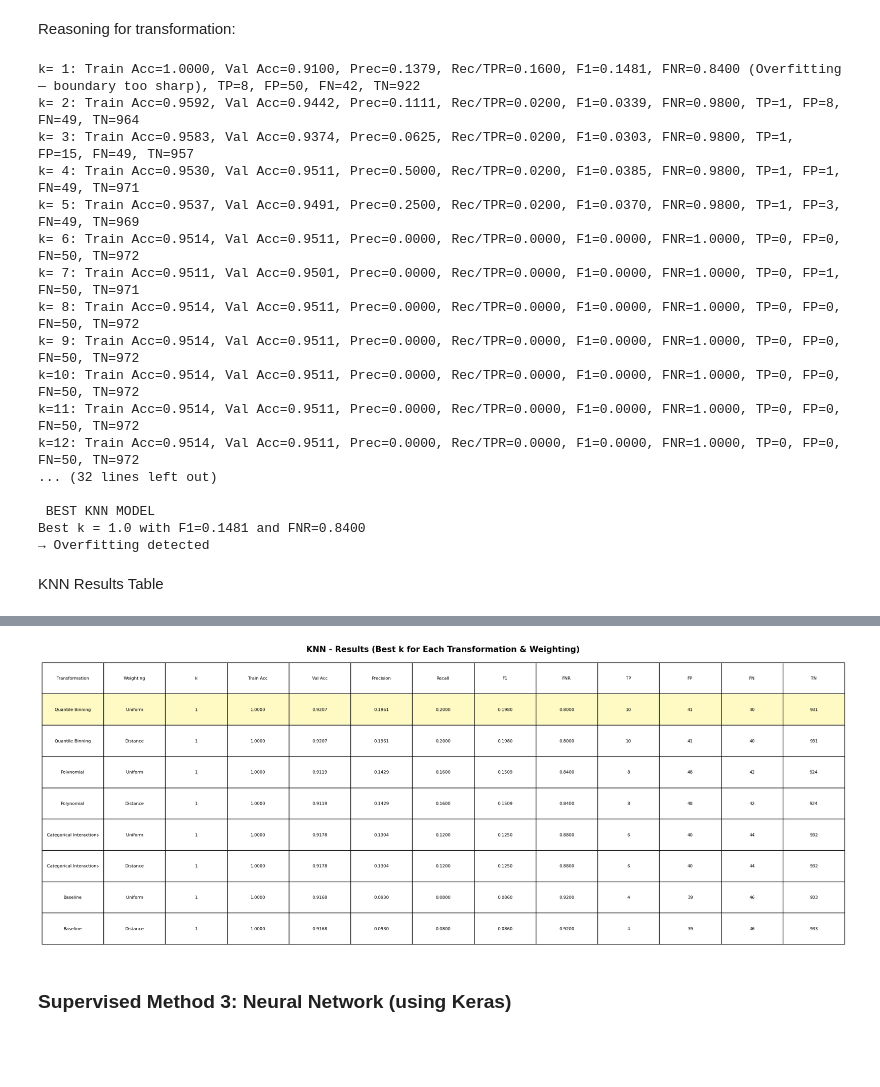
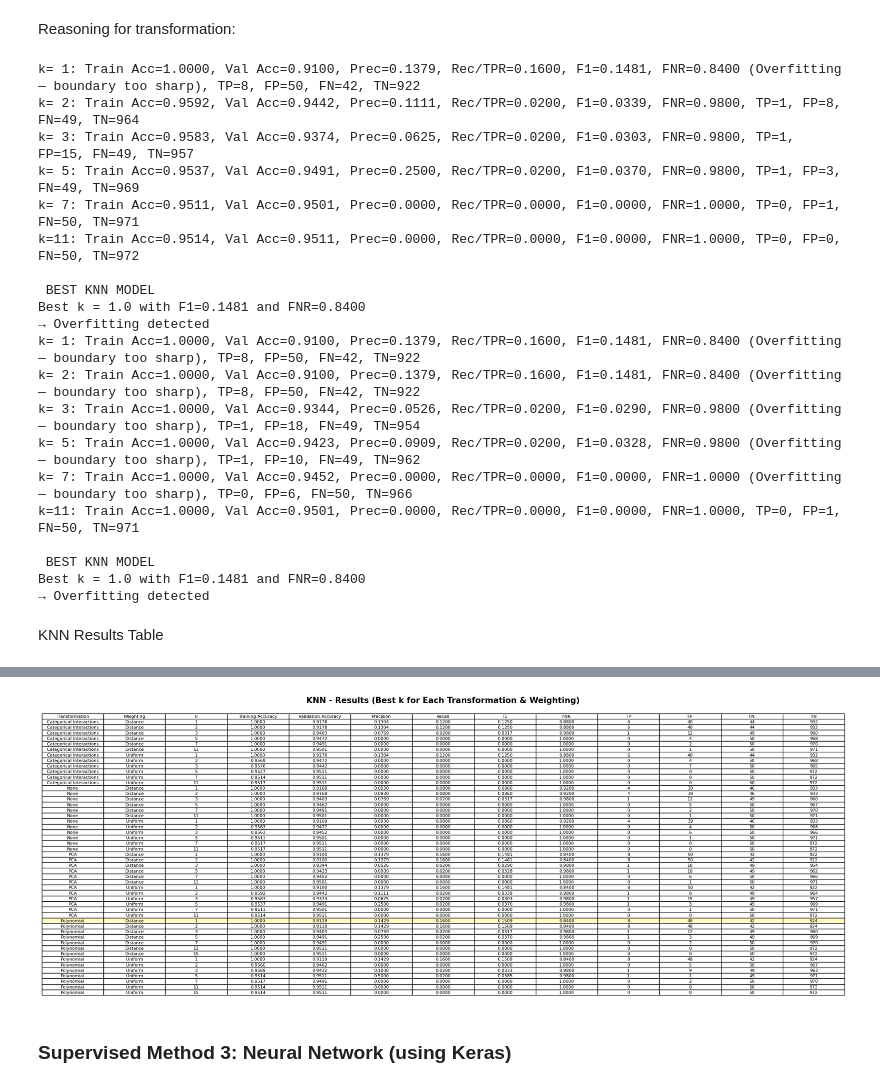
Before and after one commit to anthony-lamelas/Stroke_Prediction, a Jupyter notebook: main.ipynb, the cells around one changed output, grey strips where cells are left out. Cells and saved outputs as stored; diff of their text form; code cells hidden in the pictures; blank space fills up the shorter version.

Commit message:
added table for knn results complete

```diff
--- a/main.ipynb
+++ b/main.ipynb
@@ -812,8 +812,8 @@ from sklearn.neighbors import KNeighborsClassifier
 from sklearn.metrics import confusion_matrix
 #https://scikit-learn.org/stable/modules/model_evaluation.html
 
-#k_values = [1, 2, 3, 5, 7, 11, 15]
-k_values = range(1, 21)
+k_values = [1, 2, 3, 5, 7, 11]
+#k_values = range(1, 21)
 
 def run_knn(X_train, y_train, X_val, y_val, k_values, weighted=0):
     results = []
@@ -1107,67 +1116,58 @@ best_knn_pca_distance = choose_best_k(results_knn_pca_distance)
 k= 1: Train Acc=1.0000, Val Acc=0.9100, Prec=0.1379, Rec/TPR=0.1600, F1=0.1481, FNR=0.8400 (Overfitting — boundary too sharp), TP=8, FP=50, FN=42, TN=922
 k= 2: Train Acc=0.9592, Val Acc=0.9442, Prec=0.1111, Rec/TPR=0.0200, F1=0.0339, FNR=0.9800, TP=1, FP=8, FN=49, TN=964
 k= 3: Train Acc=0.9583, Val Acc=0.9374, Prec=0.0625, Rec/TPR=0.0200, F1=0.0303, FNR=0.9800, TP=1, FP=15, FN=49, TN=957
-k= 4: Train Acc=0.9530, Val Acc=0.9511, Prec=0.5000, Rec/TPR=0.0200, F1=0.0385, FNR=0.9800, TP=1, FP=1, FN=49, TN=971
 k= 5: Train Acc=0.9537, Val Acc=0.9491, Prec=0.2500, Rec/TPR=0.0200, F1=0.0370, FNR=0.9800, TP=1, FP=3, FN=49, TN=969
-k= 6: Train Acc=0.9514, Val Acc=0.9511, Prec=0.0000, Rec/TPR=0.0000, F1=0.0000, FNR=1.0000, TP=0, FP=0, FN=50, TN=972
 k= 7: Train Acc=0.9511, Val Acc=0.9501, Prec=0.0000, Rec/TPR=0.0000, F1=0.0000, FNR=1.0000, TP=0, FP=1, FN=50, TN=971
-k= 8: Train Acc=0.9514, Val Acc=0.9511, Prec=0.0000, Rec/TPR=0.0000, F1=0.0000, FNR=1.0000, TP=0, FP=0, FN=50, TN=972
-k= 9: Train Acc=0.9514, Val Acc=0.9511, Prec=0.0000, Rec/TPR=0.0000, F1=0.0000, FNR=1.0000, TP=0, FP=0, FN=50, TN=972
-k=10: Train Acc=0.9514, Val Acc=0.9511, Prec=0.0000, Rec/TPR=0.0000, F1=0.0000, FNR=1.0000, TP=0, FP=0, FN=50, TN=972
 k=11: Train Acc=0.9514, Val Acc=0.9511, Prec=0.0000, Rec/TPR=0.0000, F1=0.0000, FNR=1.0000, TP=0, FP=0, FN=50, TN=972
-k=12: Train Acc=0.9514, Val Acc=0.9511, Prec=0.0000, Rec/TPR=0.0000, F1=0.0000, FNR=1.0000, TP=0, FP=0, FN=50, TN=972
-... (32 lines left out)
 
  BEST KNN MODEL
 Best k = 1.0 with F1=0.1481 and FNR=0.8400
 → Overfitting detected
+k= 1: Train Acc=1.0000, Val Acc=0.9100, Prec=0.1379, Rec/TPR=0.1600, F1=0.1481, FNR=0.8400 (Overfitting — boundary too sharp), TP=8, FP=50, FN=42, TN=922
+k= 2: Train Acc=1.0000, Val Acc=0.9100, Prec=0.1379, Rec/TPR=0.1600, F1=0.1481, FNR=0.8400 (Overfitting — boundary too sharp), TP=8, FP=50, FN=42, TN=922
+k= 3: Train Acc=1.0000, Val Acc=0.9344, Prec=0.0526, Rec/TPR=0.0200, F1=0.0290, FNR=0.9800 (Overfitting — boundary too sharp), TP=1, FP=18, FN=49, TN=954
+k= 5: Train Acc=1.0000, Val Acc=0.9423, Prec=0.0909, Rec/TPR=0.0200, F1=0.0328, FNR=0.9800 (Overfitting — boundary too sharp), TP=1, FP=10, FN=49, TN=962
+k= 7: Train Acc=1.0000, Val Acc=0.9452, Prec=0.0000, Rec/TPR=0.0000, F1=0.0000, FNR=1.0000 (Overfitting — boundary too sharp), TP=0, FP=6, FN=50, TN=966
+k=11: Train Acc=1.0000, Val Acc=0.9501, Prec=0.0000, Rec/TPR=0.0000, F1=0.0000, FNR=1.0000, TP=0, FP=1, FN=50, TN=971
+
+ BEST KNN MODEL
+Best k = 1.0 with F1=0.1481 and FNR=0.8400
+→ Overfitting detected
 # %% [markdown]
 KNN Results Table
 # %%
-# Compile all KNN results
-knn_all_results = []
+def attach_labels(df, name, weighting):
+    df = df.copy()
+    df["Transformation"] = name
+    df["Weighting"] = weighting
+    return df
 
-def add_result_row(name, weighting, best_row):
-    knn_all_results.append({
-        'Transformation': name,
-        'Weighting': weighting,
-        'k': best_row['k'],
-        'Train Acc': best_row['Training Accuracy'],
-        'Val Acc': best_row['Validation Accuracy'],
-        'Precision': best_row['Precision'],
-        'Recall': best_row['Recall'],       # <-- Recall, not tpr label
-        'F1': best_row['F1'],
-        'FNR': best_row['FNR'],
-        'TP': best_row['TP'],
-        'FP': best_row['FP'],
-        'FN': best_row['FN'],
-        'TN': best_row['TN']
-    })
+knn_all_results = pd.concat([
+    attach_labels(k_results_baseline1, "None", "Uniform"),
+    attach_labels(k_results_baseline2, "None", "Distance"),
+    attach_labels(poly_k_results_uniform, "Polynomial", "Uniform"),
+    attach_labels(poly_k_results_distance, "Polynomial", "Distance"),
+    attach_labels(results_inter_uniform, "Categorical Interactions", "Uniform"),
+    attach_labels(results_inter_distance, "Categorical Interactions", "Distance"),
+    attach_labels(results_knn_pca_uniform, "PCA", "Uniform"),
+    attach_labels(results_knn_pca_distance, "PCA", "Distance"),
+], ignore_index=True)
 
-# Add your model best results:
-add_result_row('Baseline', 'Uniform', best_k_baseline1)
-add_result_row('Baseline', 'Distance', best_k_baseline2)
-add_result_row('Polynomial', 'Uniform', best_poly_k_uniform)
-add_result_row('Polynomial', 'Distance', best_poly_k_distance)
-add_result_row('Categorical Interactions', 'Uniform', best_inter_uniform)
-add_result_row('Categorical Interactions', 'Distance', best_inter_distance)
-add_result_row('PCA', 'Uniform', best_knn_pca_uniform)
-add_result_row('PCA', 'Distance', best_knn_pca_distance)
+knn_all_results = knn_all_results.sort_values(["Transformation", "Weighting", "k"])
 
 # Convert to DataFrame
 knn_results_df = pd.DataFrame(knn_all_results)
-knn_results_df = knn_results_df.sort_values('F1', ascending=False)
 
 print("=" * 140)
-print("KNN - COMPLETE RESULTS TABLE (Best k for each configuration)")
+print("KNN - COMPLETE RESULTS TABLE")
 print("=" * 140)
-print(f"\n{'Transformation':<25} {'Weighting':<12} {'k':<6} {'Train Acc':<10} {'Val Acc':<10} "
+print(f"\n{'Transformation':<25} {'Weighting':<12} {'k':<6} {'Training Accuracy':<10} {'Validation Accuracy':<10} "
       f"{'Precision':<12} {'Recall':<10} {'F1':<8} {'FNR':<8} {'TP':<5} {'FP':<5} {'FN':<5} {'TN':<5}")
 print("-" * 140)
 
 for _, row in knn_results_df.iterrows():
     print(f"{row['Transformation']:<25} {row['Weighting']:<12} {int(row['k']):<6} "
-          f"{row['Train Acc']:<10.4f} {row['Val Acc']:<10.4f} {row['Precision']:<12.4f} "
+          f"{row['Training Accuracy']:<10.4f} {row['Validation Accuracy']:<10.4f} {row['Precision']:<12.4f} "
           f"{row['Recall']:<10.4f} {row['F1']:<8.4f} {row['FNR']:<8.4f} "
           f"{int(row['TP']):<5} {int(row['FP']):<5} {int(row['FN']):<5} {int(row['TN']):<5}")
 
@@ -1185,8 +1185,8 @@ for _, row in knn_results_df.iterrows():
         row['Transformation'],
         row['Weighting'],
         int(row['k']),
-        f"{row['Train Acc']:.4f}",
-        f"{row['Val Acc']:.4f}",
+        f"{row['Training Accuracy']:.4f}",
+        f"{row['Validation Accuracy']:.4f}",
         f"{row['Precision']:.4f}",
         f"{row['Recall']:.4f}",
         f"{row['F1']:.4f}",
@@ -1199,7 +1199,7 @@ for _, row in knn_results_df.iterrows():
 
 table = ax.table(
     cellText=table_data,
-    colLabels=['Transformation', 'Weighting', 'k', 'Train Acc', 'Val Acc',
+    colLabels=['Transformation', 'Weighting', 'k', 'Training Accuracy', 'Validation Accuracy',
                'Precision', 'Recall', 'F1', 'FNR', 'TP', 'FP', 'FN', 'TN'],
     cellLoc='center',
     loc='center',
@@ -1242,5 +1244,5 @@ Baseline                  Distance     1      1.0000     0.9168     0.0930
 ============================================================================================================================================
-[figure, old version]
+[figure, new version]
 # %% [markdown]
 ### Supervised Method 3: Neural Network (using Keras)
 # %%
```
Also changed, not shown: parts of 10 cells of this notebook.
